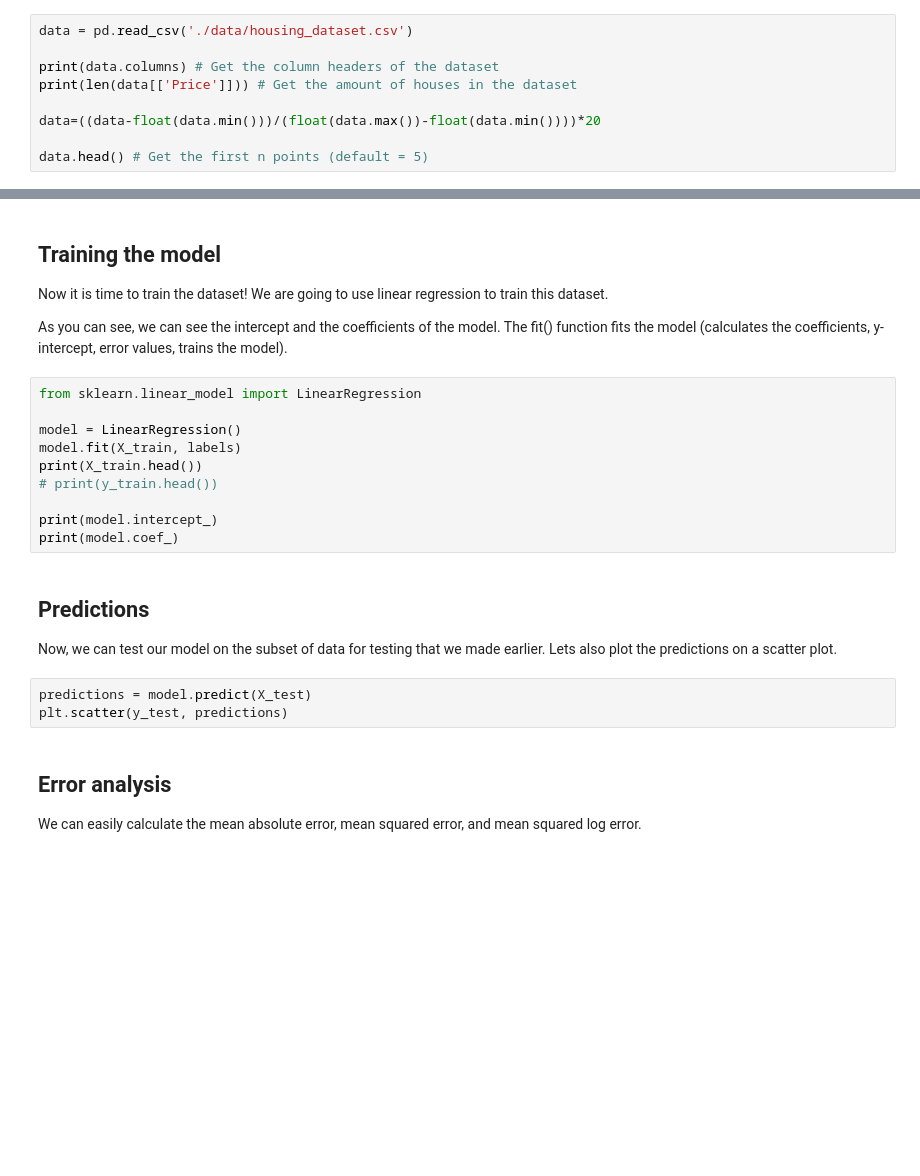
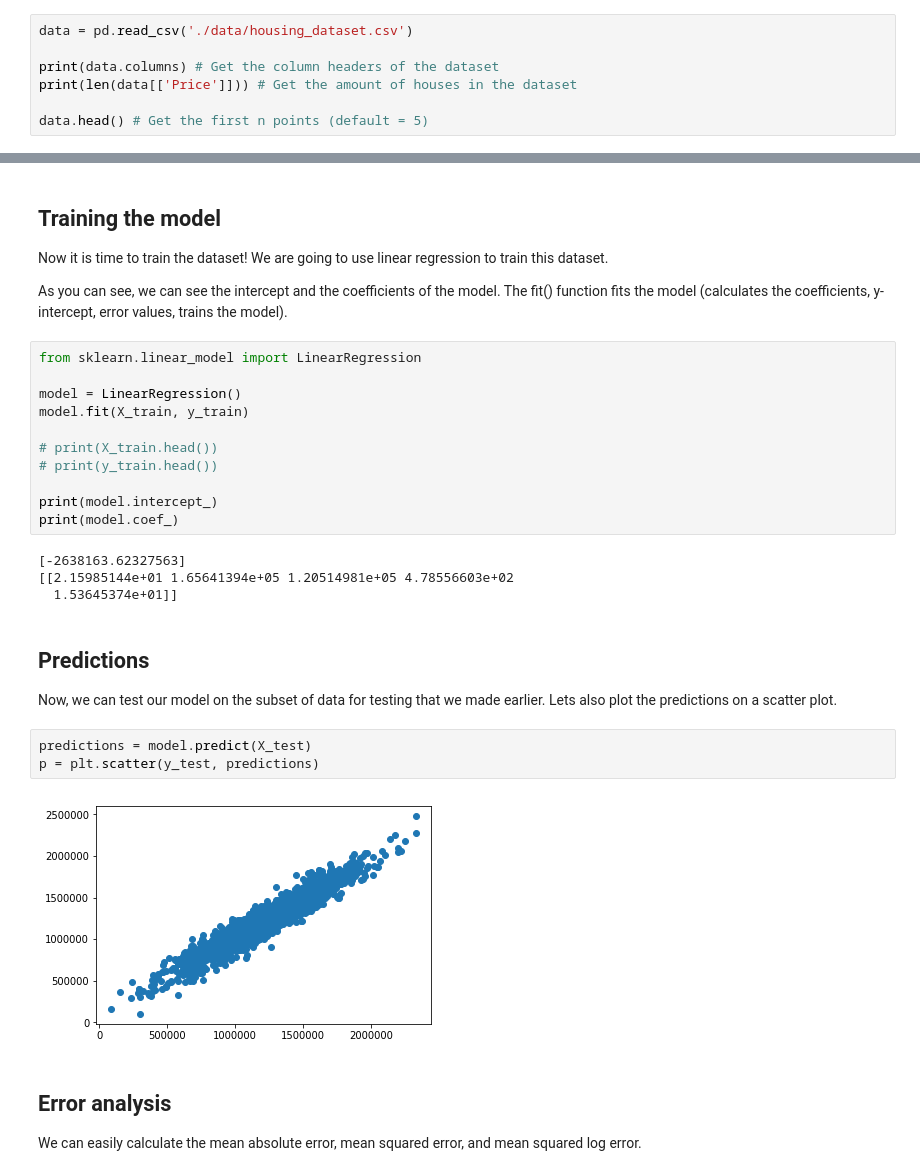
Before and after one commit to mattnappo/basic-ml, a Jupyter notebook: Notebooks/Housing/HouseValue.ipynb, the cells around one changed output, grey strips where cells are left out. Saved outputs shown, nothing was run; the diff lists cells and outputs as text; blank space fills up the shorter version.

Commit message:
House data is not normalized.

```diff
--- a/Notebooks/Housing/HouseValue.ipynb
+++ b/Notebooks/Housing/HouseValue.ipynb
@@ -22,8 +22,6 @@ data = pd.read_csv('./data/housing_dataset.csv')
 print(data.columns) # Get the column headers of the dataset
 print(len(data[['Price']])) # Get the amount of houses in the dataset
 
-data=((data-float(data.min()))/(float(data.max())-float(data.min())))*20
-
 data.head() # Get the first n points (default = 5)
 # %% [output]
 Index(['Avg. Area Income', 'Avg. Area House Age', 'Avg. Area Number of Rooms',
@@ -117,18 +120,25 @@ As you can see, we can see the intercept and the coefficients of the model. The
 from sklearn.linear_model import LinearRegression
 
 model = LinearRegression()
-model.fit(X_train, labels)
-print(X_train.head())
+model.fit(X_train, y_train)
+
+# print(X_train.head())
 # print(y_train.head())
 
 print(model.intercept_)
 print(model.coef_)
+# %% [output]
+[-2638163.62327563]
+[[2.15985144e+01 1.65641394e+05 1.20514981e+05 4.78556603e+02
+  1.53645374e+01]]
 # %% [markdown]
 ## Predictions
 Now, we can test our model on the subset of data for testing that we made earlier. Lets also plot the predictions on a scatter plot.
 # %%
 predictions = model.predict(X_test)
-plt.scatter(y_test, predictions)
+p = plt.scatter(y_test, predictions)
+# %% [output]
+[figure, added]
 # %% [markdown]
 ## Error analysis
 We can easily calculate the mean absolute error, mean squared error, and mean squared log error.
```
Also changed, not shown: parts of 3 cells of this notebook.
